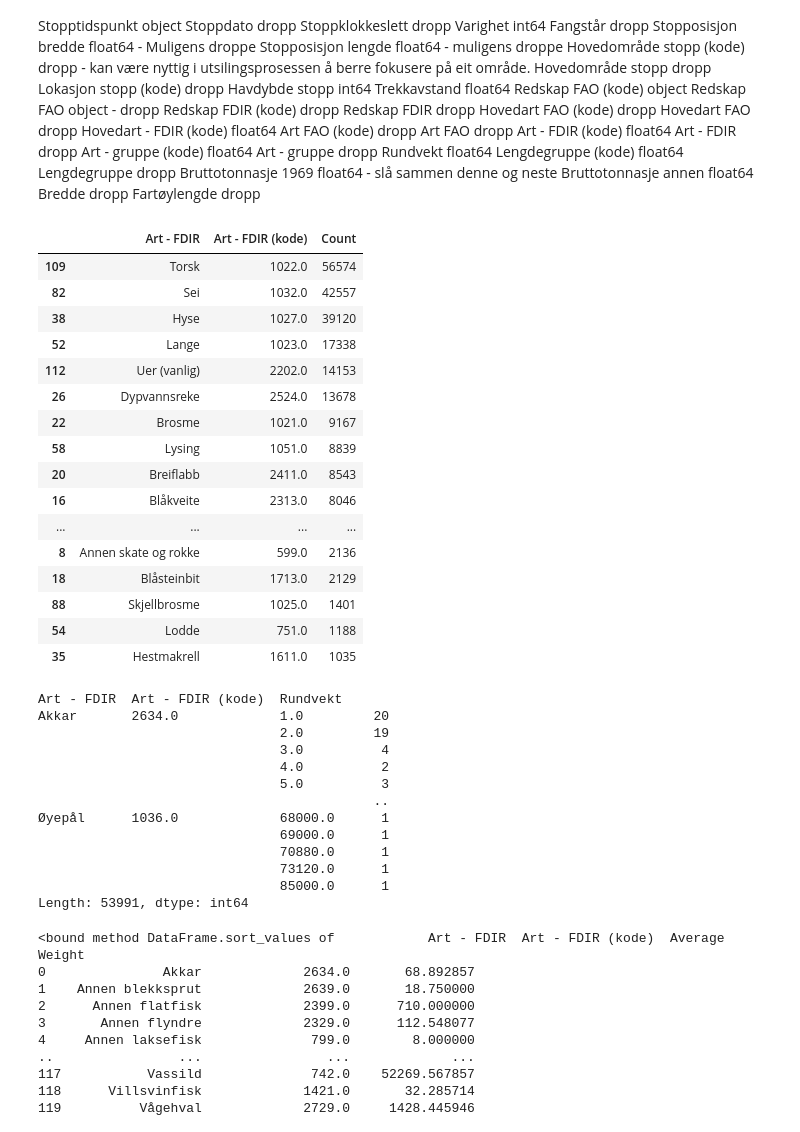
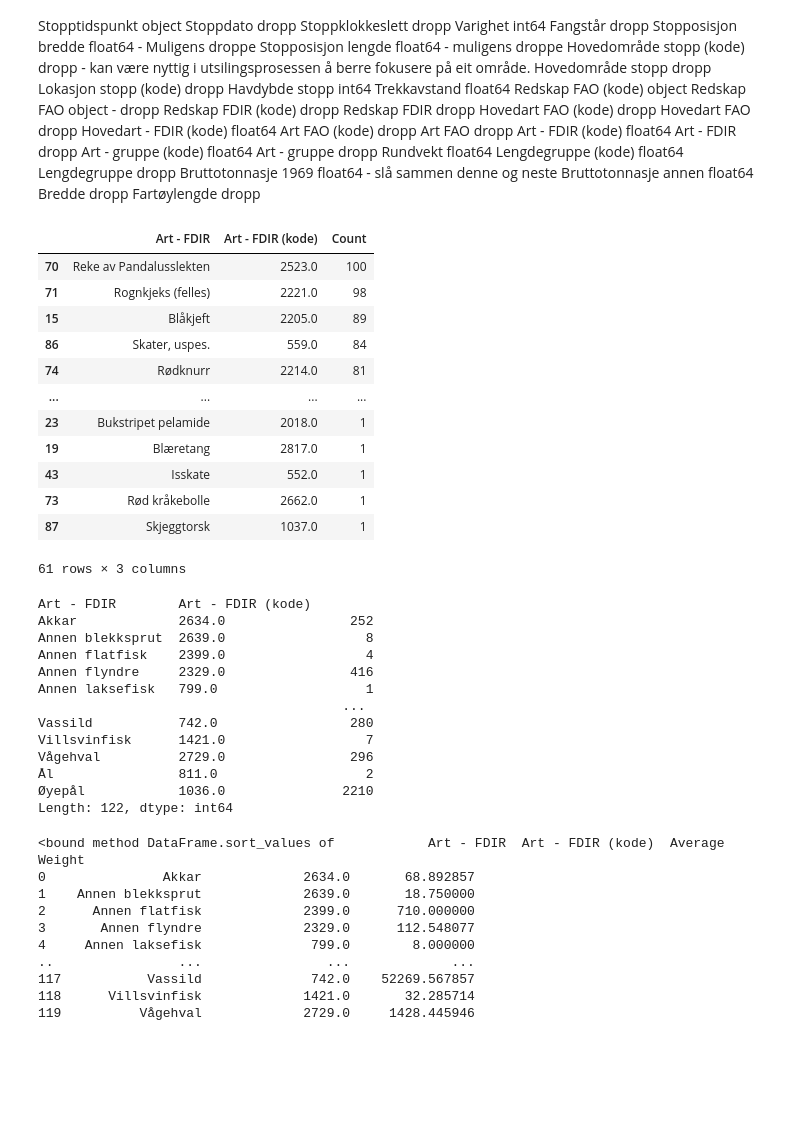
Before and after one commit to tmongstad/INFO284, a Jupyter notebook: utsilt_informasjon.ipynb, the cells around one changed output. Drawn from its saved outputs; the diff is of its cells as text; code cells hidden in the pictures; blank space fills up the shorter version.

```diff
--- a/utsilt_informasjon.ipynb
+++ b/utsilt_informasjon.ipynb
@@ -83,47 +83,43 @@ Fartøylengde                dropp
 # %%
 # Hvor mange fisketokter som er registrert for hvilken type fisk. (de 1000 minste er silt ut)
 unique_fish_types = df.groupby(['Art - FDIR', 'Art - FDIR (kode)'], ).size()
 unique_fish_types_df = unique_fish_types.reset_index(name='Count')  # R
 unique_fish_types_sorted = unique_fish_types_df.sort_values(by = 'Count', ascending = False, )
-filtered_df = unique_fish_types_sorted[unique_fish_types_sorted['Count'] >= 1000]
+filtered_df = unique_fish_types_sorted[unique_fish_types_sorted['Count'] <= 100]
 filtered_df
 # %% [output]
 |  | Art - FDIR | Art - FDIR (kode) | Count |
-| 109 | Torsk | 1022.0 | 56574 |
-| 82 | Sei | 1032.0 | 42557 |
-| 38 | Hyse | 1027.0 | 39120 |
-| 52 | Lange | 1023.0 | 17338 |
-| 112 | Uer (vanlig) | 2202.0 | 14153 |
-| 26 | Dypvannsreke | 2524.0 | 13678 |
-| 22 | Brosme | 1021.0 | 9167 |
-| 58 | Lysing | 1051.0 | 8839 |
-| 20 | Breiflabb | 2411.0 | 8543 |
-| 16 | Blåkveite | 2313.0 | 8046 |
+| 70 | Reke av Pandalusslekten | 2523.0 | 100 |
+| 71 | Rognkjeks (felles) | 2221.0 | 98 |
+| 15 | Blåkjeft | 2205.0 | 89 |
+| 86 | Skater, uspes. | 559.0 | 84 |
+| 74 | Rødknurr | 2214.0 | 81 |
 | ... | ... | ... | ... |
-| 8 | Annen skate og rokke | 599.0 | 2136 |
-| 18 | Blåsteinbit | 1713.0 | 2129 |
-| 88 | Skjellbrosme | 1025.0 | 1401 |
-| 54 | Lodde | 751.0 | 1188 |
-| 35 | Hestmakrell | 1611.0 | 1035 |
+| 23 | Bukstripet pelamide | 2018.0 | 1 |
+| 19 | Blæretang | 2817.0 | 1 |
+| 43 | Isskate | 552.0 | 1 |
+| 73 | Rød kråkebolle | 2662.0 | 1 |
+| 87 | Skjeggtorsk | 1037.0 | 1 |
+61 rows × 3 columns
 # %%
-fish_weigh = df.groupby(['Art - FDIR', 'Art - FDIR (kode)', 'Rundvekt'], ).size()
+fish_weigh = df.groupby(['Art - FDIR', 'Art - FDIR (kode)'], ).size()
 fish_weigh_df = fish_weigh.reset_index(name='Count')  # R
 fish_weigh_sorted = fish_weigh_df.sort_values(by = 'Count', ascending = False, )
 filtered_df = fish_weigh_sorted[fish_weigh_sorted['Count'] >= 1000]
 fish_weigh
 # %% [output]
-Art - FDIR  Art - FDIR (kode)  Rundvekt
-Akkar       2634.0             1.0         20
-                               2.0         19
-                               3.0          4
-                               4.0          2
-                               5.0          3
-                                           ..
-Øyepål      1036.0             68000.0      1
-                               69000.0      1
-                               70880.0      1
-                               73120.0      1
-                               85000.0      1
-Length: 53991, dtype: int64
+Art - FDIR        Art - FDIR (kode)
+Akkar             2634.0                252
+Annen blekksprut  2639.0                  8
+Annen flatfisk    2399.0                  4
+Annen flyndre     2329.0                416
+Annen laksefisk   799.0                   1
+                                       ...
+Vassild           742.0                 280
+Villsvinfisk      1421.0                  7
+Vågehval          2729.0                296
+Ål                811.0                   2
+Øyepål            1036.0               2210
+Length: 122, dtype: int64
 # %%
 average_weight_per_fish_type = df.groupby(['Art - FDIR', 'Art - FDIR (kode)'])['Rundvekt'].mean().reset_index(name='Average Weight')
```
Also changed, not shown: parts of 1 cell of this notebook, 2 other files.
